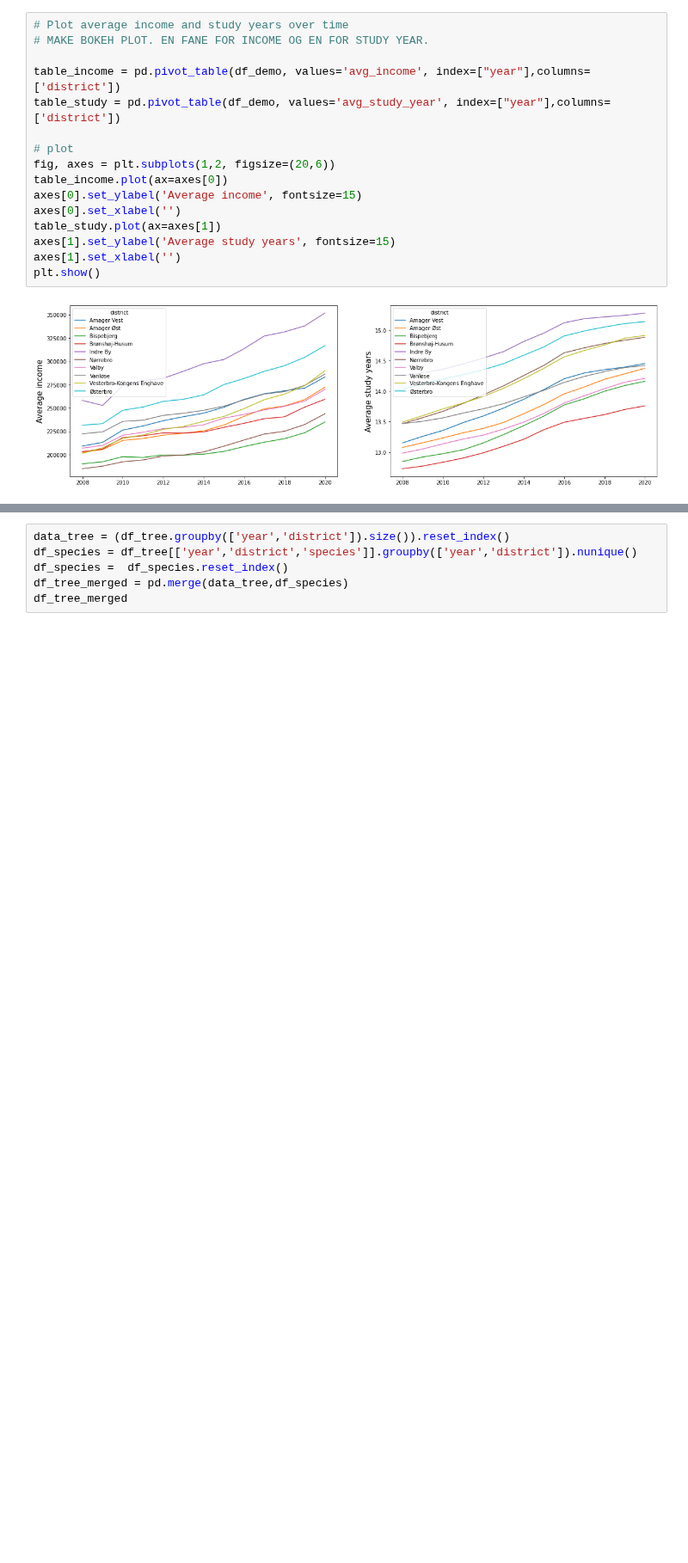
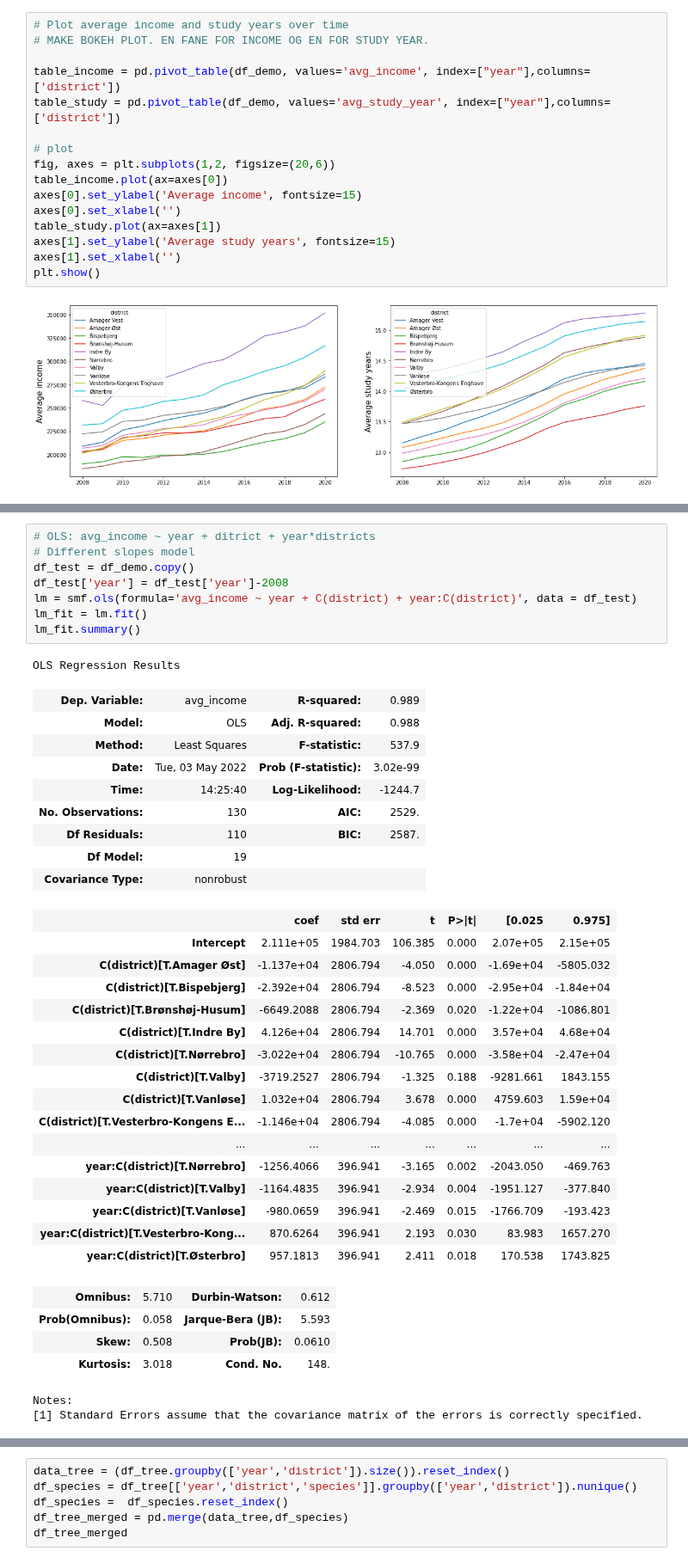
Before and after one commit to Ljoerring/Social-Data-Project, a Jupyter notebook: Exploratory_demo.ipynb, the cells around one changed output, grey strips where cells are left out. Shown at 86% size. Cells and saved outputs as stored; diff of their text form; blank space fills up the shorter version.

Commit message:
Mere stat og modeller

```diff
--- a/Exploratory_demo.ipynb
+++ b/Exploratory_demo.ipynb
@@ -110,0 +132,41 @@ strong multicollinearity problems or that the design matrix is singular.
+# %%
+# OLS: avg_income ~ year + ditrict + year*districts
+# Different slopes model
+df_test = df_demo.copy()
+df_test['year'] = df_test['year']-2008
+lm = smf.ols(formula='avg_income ~ year + C(district) + year:C(district)', data = df_test)
+lm_fit = lm.fit()
+lm_fit.summary()
+# %% [output]
+OLS Regression Results
+| Dep. Variable: | avg_income | R-squared: | 0.989 |
+| Model: | OLS | Adj. R-squared: | 0.988 |
+| Method: | Least Squares | F-statistic: | 537.9 |
+| Date: | Tue, 03 May 2022 | Prob (F-statistic): | 3.02e-99 |
+| Time: | 14:25:40 | Log-Likelihood: | -1244.7 |
+| No. Observations: | 130 | AIC: | 2529. |
+| Df Residuals: | 110 | BIC: | 2587. |
+| Df Model: | 19 |  |  |
+| Covariance Type: | nonrobust |  |  |
+|  | coef | std err | t | P>|t| | [0.025 | 0.975] |
+| Intercept | 2.111e+05 | 1984.703 | 106.385 | 0.000 | 2.07e+05 | 2.15e+05 |
+| C(district)[T.Amager Øst] | -1.137e+04 | 2806.794 | -4.050 | 0.000 | -1.69e+04 | -5805.032 |
+| C(district)[T.Bispebjerg] | -2.392e+04 | 2806.794 | -8.523 | 0.000 | -2.95e+04 | -1.84e+04 |
+| C(district)[T.Brønshøj-Husum] | -6649.2088 | 2806.794 | -2.369 | 0.020 | -1.22e+04 | -1086.801 |
+| C(district)[T.Indre By] | 4.126e+04 | 2806.794 | 14.701 | 0.000 | 3.57e+04 | 4.68e+04 |
+| C(district)[T.Nørrebro] | -3.022e+04 | 2806.794 | -10.765 | 0.000 | -3.58e+04 | -2.47e+04 |
+| C(district)[T.Valby] | -3719.2527 | 2806.794 | -1.325 | 0.188 | -9281.661 | 1843.155 |
+| C(district)[T.Vanløse] | 1.032e+04 | 2806.794 | 3.678 | 0.000 | 4759.603 | 1.59e+04 |
+| C(district)[T.Vesterbro-Kongens E... | -1.146e+04 | 2806.794 | -4.085 | 0.000 | -1.7e+04 | -5902.120 |
+| ... | ... | ... | ... | ... | ... | ... |
+| year:C(district)[T.Nørrebro] | -1256.4066 | 396.941 | -3.165 | 0.002 | -2043.050 | -469.763 |
+| year:C(district)[T.Valby] | -1164.4835 | 396.941 | -2.934 | 0.004 | -1951.127 | -377.840 |
+| year:C(district)[T.Vanløse] | -980.0659 | 396.941 | -2.469 | 0.015 | -1766.709 | -193.423 |
+| year:C(district)[T.Vesterbro-Kong... | 870.6264 | 396.941 | 2.193 | 0.030 | 83.983 | 1657.270 |
+| year:C(district)[T.Østerbro] | 957.1813 | 396.941 | 2.411 | 0.018 | 170.538 | 1743.825 |
+| Omnibus: | 5.710 | Durbin-Watson: | 0.612 |
+| Prob(Omnibus): | 0.058 | Jarque-Bera (JB): | 5.593 |
+| Skew: | 0.508 | Prob(JB): | 0.0610 |
+| Kurtosis: | 3.018 | Cond. No. | 148. |
+Notes:
+[1] Standard Errors assume that the covariance matrix of the errors is correctly specified.
```
Also changed, not shown: parts of 10 cells of this notebook, 1 other file.
